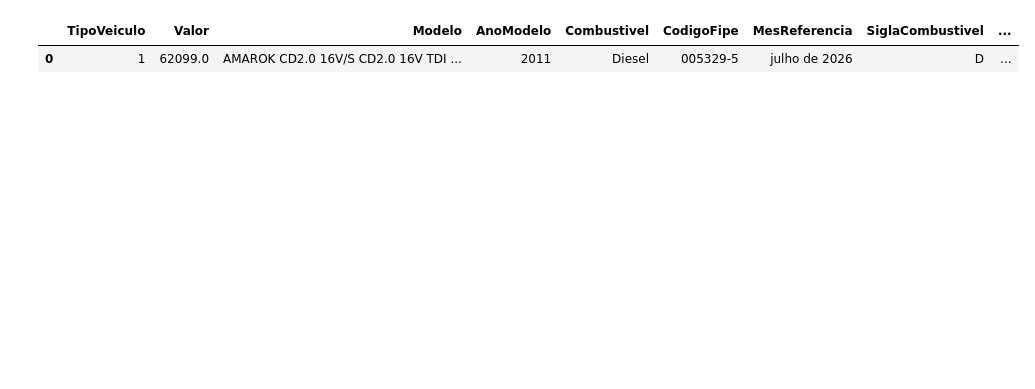
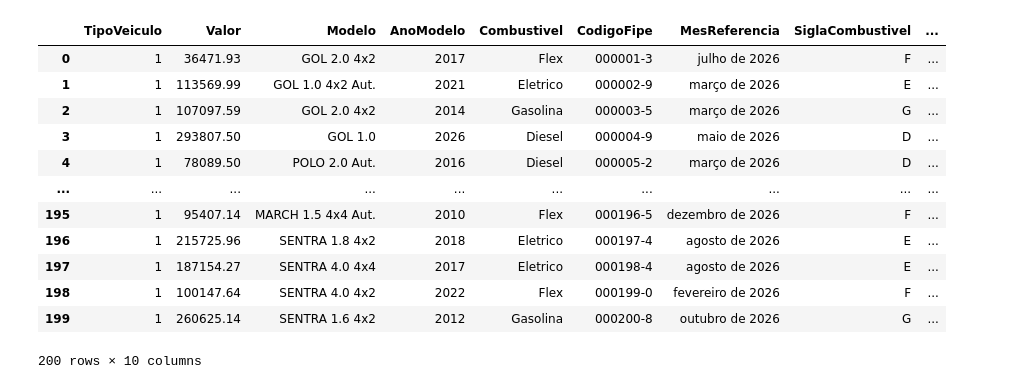
Before and after one commit to Maniezzi12345/pipeline-etl-fipe, a Jupyter notebook: notebooks/analise.ipynb, the cells around one changed output. Drawn from its saved outputs; the diff is of its cells as text; code cells hidden in the pictures; blank space fills up the shorter version.

```diff
--- a/notebooks/analise.ipynb
+++ b/notebooks/analise.ipynb
@@ -13,0 +14,11 @@ ImportError: cannot import name 'coletar_dados' from 'extract.api' (c:\Users\mar
+# %%
+#Extração via API
+
+import sys
+sys.path.append("..")
+
+from extract.dados_fipe import dados_fipe
+import pandas as pd
+
+df = pd.DataFrame(dados_fipe)
+df
@@ -26,20 +62,38 @@ df
 # %%
 def limpar_marca(marca_str):
     partes = marca_str.split(" - ")
-    return {
-        "prefixo": partes[0].strip(),
-        "marca":   partes[1].strip()
-    }
+    if len(partes) == 2:
+        return {
+            "prefixo": partes[0].strip(),
+            "marca":   partes[1].strip()
+        }
+    else:
 
-# expande em duas colunas
+        return {
+            "prefixo": None,
+            "marca":   partes[0].strip()
+        }
+
+
 marca_expandida = df["Marca"].apply(limpar_marca).apply(pd.Series)
 df["prefixo"] = marca_expandida["prefixo"]
 df["marca"]   = marca_expandida["marca"]
 df = df.drop(columns=["Marca"])
 df
 # %% [output]
 |  | TipoVeiculo | Valor | Modelo | AnoModelo | Combustivel | CodigoFipe | MesReferencia | SiglaCombustivel | ... |
-| 0 | 1 | 62099.0 | AMAROK CD2.0 16V/S CD2.0 16V TDI ... | 2011 | Diesel | 005329-5 | julho de 2026 | D | ... |
+| 0 | 1 | 36471.93 | GOL 2.0 4x2 | 2017 | Flex | 000001-3 | julho de 2026 | F | ... |
+| 1 | 1 | 113569.99 | GOL 1.0 4x2 Aut. | 2021 | Eletrico | 000002-9 | março de 2026 | E | ... |
+| 2 | 1 | 107097.59 | GOL 2.0 4x2 | 2014 | Gasolina | 000003-5 | março de 2026 | G | ... |
+| 3 | 1 | 293807.50 | GOL 1.0 | 2026 | Diesel | 000004-9 | maio de 2026 | D | ... |
+| 4 | 1 | 78089.50 | POLO 2.0 Aut. | 2016 | Diesel | 000005-2 | março de 2026 | D | ... |
+| ... | ... | ... | ... | ... | ... | ... | ... | ... | ... |
+| 195 | 1 | 95407.14 | MARCH 1.5 4x4 Aut. | 2010 | Flex | 000196-5 | dezembro de 2026 | F | ... |
+| 196 | 1 | 215725.96 | SENTRA 1.8 4x2 | 2018 | Eletrico | 000197-4 | agosto de 2026 | E | ... |
+| 197 | 1 | 187154.27 | SENTRA 4.0 4x4 | 2017 | Eletrico | 000198-4 | agosto de 2026 | E | ... |
+| 198 | 1 | 100147.64 | SENTRA 4.0 4x2 | 2022 | Flex | 000199-0 | fevereiro de 2026 | F | ... |
+| 199 | 1 | 260625.14 | SENTRA 1.6 4x2 | 2012 | Gasolina | 000200-8 | outubro de 2026 | G | ... |
+200 rows × 10 columns
 # %%
 def limpar_data(mes_ref_str):
     partes = mes_ref_str.split()
```
Also changed, not shown: parts of 11 cells of this notebook, 4 other files.
